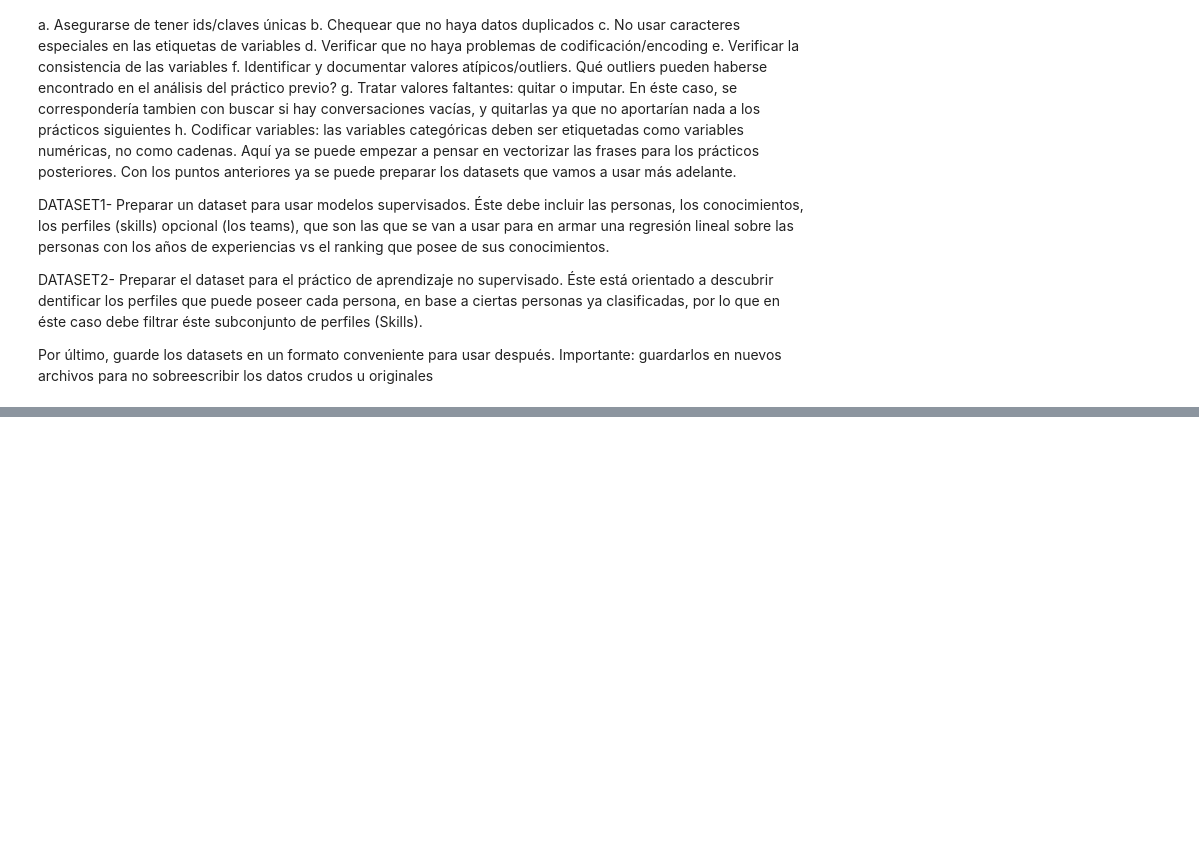
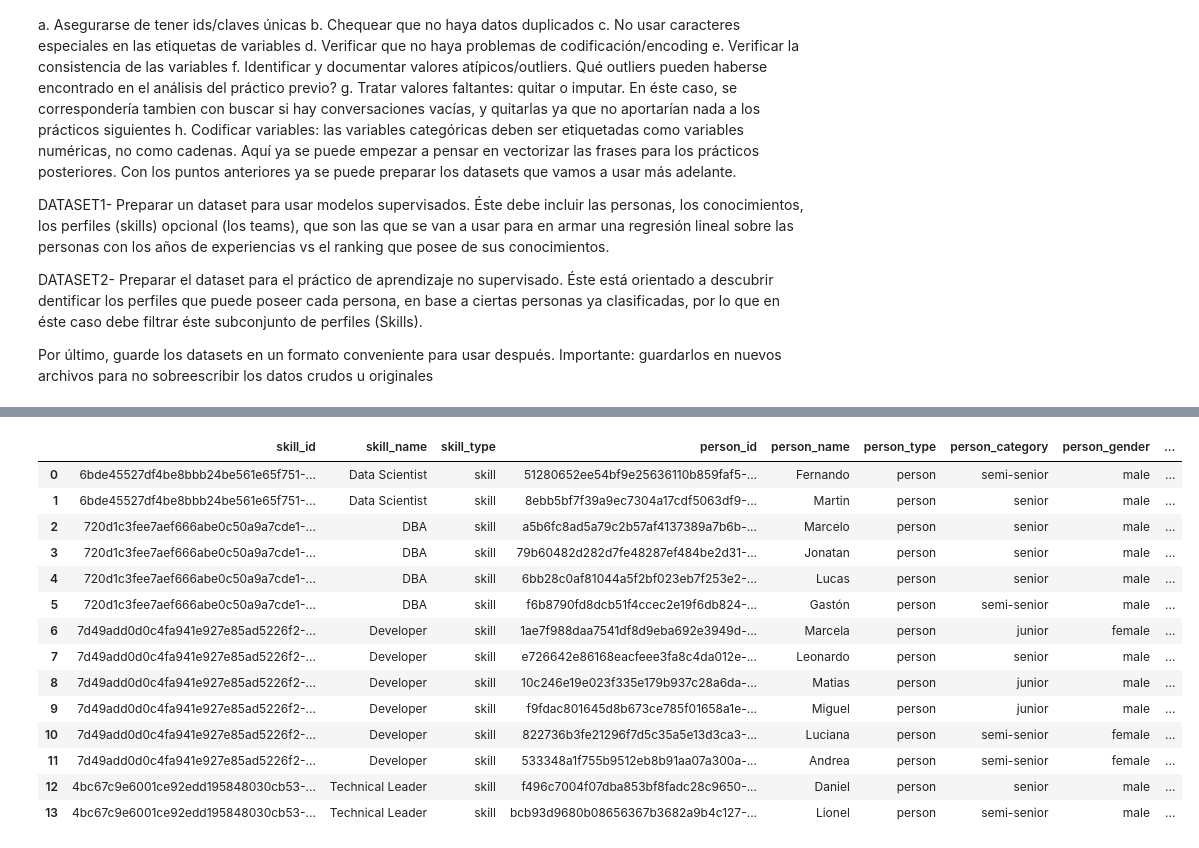
Before and after one commit to fgpalacios/diplodatos2020, a Jupyter notebook: Mentoria_Diplodatos_2020_Enunciados_FGPalacios.ipynb, the cells around one changed output, grey strips where cells are left out. Cells and saved outputs as stored; diff of their text form; code cells hidden in the pictures; blank space fills up the shorter version.

```diff
--- a/Mentoria_Diplodatos_2020_Enunciados_FGPalacios.ipynb
+++ b/Mentoria_Diplodatos_2020_Enunciados_FGPalacios.ipynb
@@ -214,0 +267,11 @@ Por último, guarde los datasets en un formato conveniente para usar después. I
+# %%
+#Definimos un dataset de skill
+skills = nodos[nodos["n.type"] == "skill"]
+
+# Mejoramos los nombres de las columnas
+skills.columns = skills.columns.str.replace('n.id', 'skill_id')
+skills.columns = skills.columns.str.replace('name_node_a', 'skill_name')
+skills.columns = skills.columns.str.replace('n.type', 'skill_type')
+# Extractamos solo las columnas necesarias
+skills = skills[['skill_id','skill_name','skill_type']]
+skills
@@ -214,0 +286,15 @@ Por último, guarde los datasets en un formato conveniente para usar después. I
+# %%
+#Definimos un dataset de personas
+persons = nodos[nodos["n.type"] == "person"]
+# persons['n.id']
+#Mejoramos los nombres
+persons.columns = persons.columns.str.replace('n.id', 'person_id')
+persons.columns = persons.columns.str.replace('name_node_a', 'person_name')
+persons.columns = persons.columns.str.replace('n.type', 'person_type')
+persons.columns = persons.columns.str.replace('n.category', 'person_category')
+persons.columns = persons.columns.str.replace('n.gender', 'person_gender')
+persons.columns = persons.columns.str.replace('n.age', 'person_age')
+persons.columns = persons.columns.str.replace('n.experience', 'person_experience')
+
+persons.set_index('person_id')
+persons
@@ -214,0 +343,6 @@ Por último, guarde los datasets en un formato conveniente para usar después. I
+# %%
+#vamos a unir los dataset para analizarlos
+resultante = skills.merge(relaciones, left_on='skill_id', right_on='id_node_b')
+resultante = resultante[['skill_id','skill_name','skill_type','id_node_a']]
+resultante.set_index('id_node_a')
+resultante
@@ -214,0 +367,4 @@ Por último, guarde los datasets en un formato conveniente para usar después. I
+# %%
+# Vamos a vincular con las personas
+resultante = resultante.merge(persons, left_on='id_node_a', right_on='person_id')
+resultante.merge(persons, left_on='id_node_a', right_on='person_id')
@@ -214,0 +387,21 @@ Por último, guarde los datasets en un formato conveniente para usar después. I
+# %%
+
+# Quitamos la columna que nos sirvió para las relaciones
+resultante = resultante.drop(columns='id_node_a',axis=1)
+resultante
+# %% [output]
+|  | skill_id | skill_name | skill_type | person_id | person_name | person_type | person_category | person_gender | ... |
+| 0 | 6bde45527df4be8bbb24be561e65f751-... | Data Scientist | skill | 51280652ee54bf9e25636110b859faf5-... | Fernando | person | semi-senior | male | ... |
+| 1 | 6bde45527df4be8bbb24be561e65f751-... | Data Scientist | skill | 8ebb5bf7f39a9ec7304a17cdf5063df9-... | Martin | person | senior | male | ... |
+| 2 | 720d1c3fee7aef666abe0c50a9a7cde1-... | DBA | skill | a5b6fc8ad5a79c2b57af4137389a7b6b-... | Marcelo | person | senior | male | ... |
+| 3 | 720d1c3fee7aef666abe0c50a9a7cde1-... | DBA | skill | 79b60482d282d7fe48287ef484be2d31-... | Jonatan | person | senior | male | ... |
+| 4 | 720d1c3fee7aef666abe0c50a9a7cde1-... | DBA | skill | 6bb28c0af81044a5f2bf023eb7f253e2-... | Lucas | person | senior | male | ... |
+| 5 | 720d1c3fee7aef666abe0c50a9a7cde1-... | DBA | skill | f6b8790fd8dcb51f4ccec2e19f6db824-... | Gastón | person | semi-senior | male | ... |
+| 6 | 7d49add0d0c4fa941e927e85ad5226f2-... | Developer | skill | 1ae7f988daa7541df8d9eba692e3949d-... | Marcela | person | junior | female | ... |
+| 7 | 7d49add0d0c4fa941e927e85ad5226f2-... | Developer | skill | e726642e86168eacfeee3fa8c4da012e-... | Leonardo | person | senior | male | ... |
+| 8 | 7d49add0d0c4fa941e927e85ad5226f2-... | Developer | skill | 10c246e19e023f335e179b937c28a6da-... | Matias | person | junior | male | ... |
+| 9 | 7d49add0d0c4fa941e927e85ad5226f2-... | Developer | skill | f9fdac801645d8b673ce785f01658a1e-... | Miguel | person | junior | male | ... |
+| 10 | 7d49add0d0c4fa941e927e85ad5226f2-... | Developer | skill | 822736b3fe21296f7d5c35a5e13d3ca3-... | Luciana | person | semi-senior | female | ... |
+| 11 | 7d49add0d0c4fa941e927e85ad5226f2-... | Developer | skill | 533348a1f755b9512eb8b91aa07a300a-... | Andrea | person | semi-senior | female | ... |
+| 12 | 4bc67c9e6001ce92edd195848030cb53-... | Technical Leader | skill | f496c7004f07dba853bf8fadc28c9650-... | Daniel | person | senior | male | ... |
+| 13 | 4bc67c9e6001ce92edd195848030cb53-... | Technical Leader | skill | bcb93d9680b08656367b3682a9b4c127-... | Lionel | person | semi-senior | male | ... |
```
Also changed, not shown: parts of 32 cells of this notebook.
